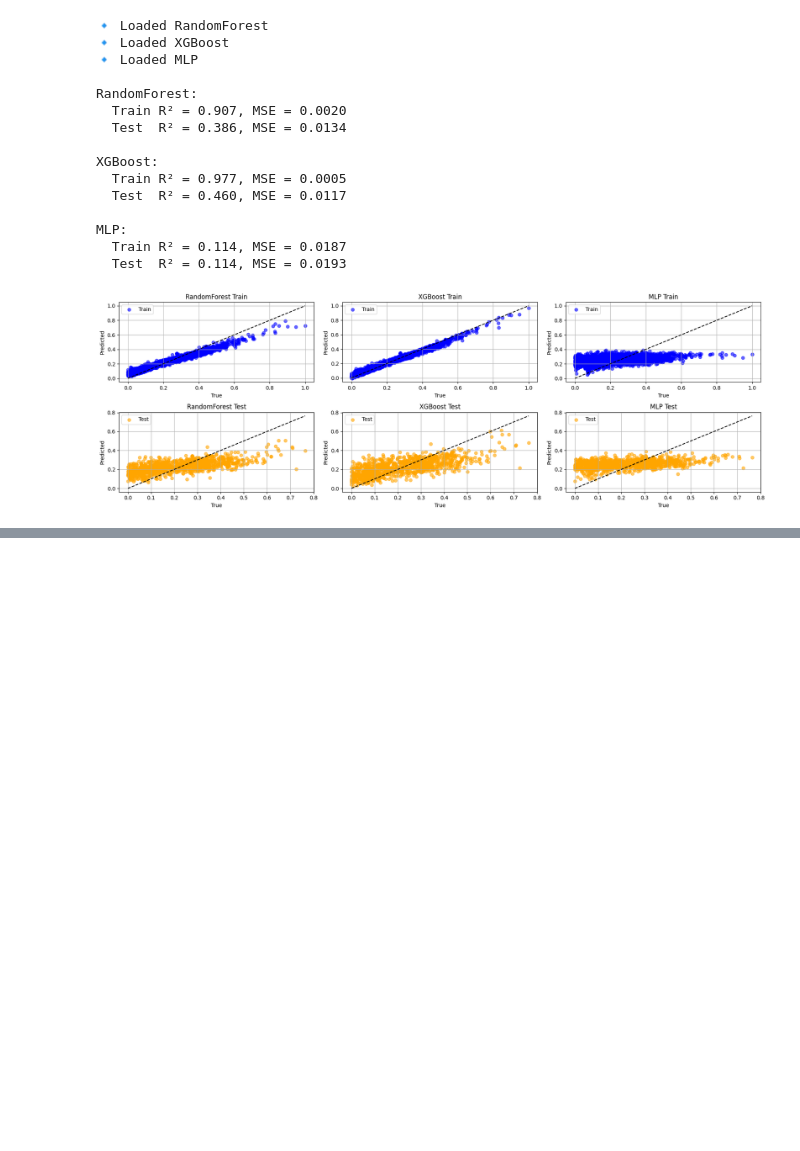
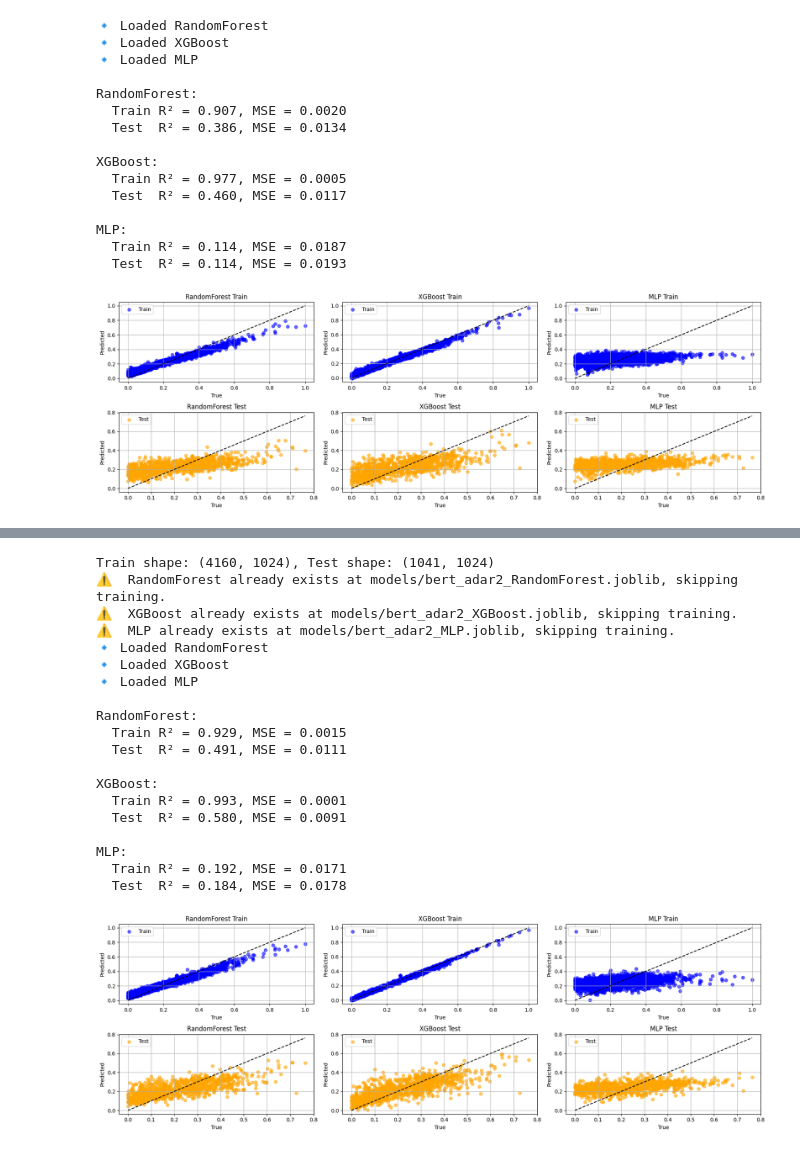
Before and after one commit to UrosUZH/directed_protein_evolution, a Jupyter notebook: adar2_uros.ipynb, the cells around one changed output, grey strips where cells are left out. Saved outputs shown, nothing was run; the diff lists cells and outputs as text; code cells hidden in the pictures; blank space fills up the shorter version.

Commit message:
cleanup and bert run

```diff
--- a/adar2_uros.ipynb
+++ b/adar2_uros.ipynb
@@ -433,0 +515,39 @@ MLP:
+# %%
+# Generate embeddings
+# Load your embeddings
+X = np.load("embeddings/adar2_bert_cache.npy")
+df = pd.read_csv("data/adar2_mutated_sequences.csv")
+y = df["mean_rate"].values
+
+# Split
+X_train, X_test, y_train, y_test = split_data(X, y)
+
+model_names = train_and_save_models(X_train, y_train, save_prefix="models/bert_adar2")
+
+loaded_models = load_models(model_names, save_prefix="models/bert_adar2")
+
+results = evaluate_models(loaded_models, X_train, y_train, X_test, y_test)
+
+# Visualize
+plot_results(y_train, y_test, results)
+# %% [output]
+Train shape: (4160, 1024), Test shape: (1041, 1024)
+⚠️  RandomForest already exists at models/bert_adar2_RandomForest.joblib, skipping training.
+⚠️  XGBoost already exists at models/bert_adar2_XGBoost.joblib, skipping training.
+⚠️  MLP already exists at models/bert_adar2_MLP.joblib, skipping training.
+🔹 Loaded RandomForest
+🔹 Loaded XGBoost
+🔹 Loaded MLP
+
+RandomForest:
+  Train R² = 0.929, MSE = 0.0015
+  Test  R² = 0.491, MSE = 0.0111
+
+XGBoost:
+  Train R² = 0.993, MSE = 0.0001
+  Test  R² = 0.580, MSE = 0.0091
+
+MLP:
+  Train R² = 0.192, MSE = 0.0171
+  Test  R² = 0.184, MSE = 0.0178
+[figure, added]
```
Also changed, not shown: parts of 2 cells of this notebook, 12 other files.
